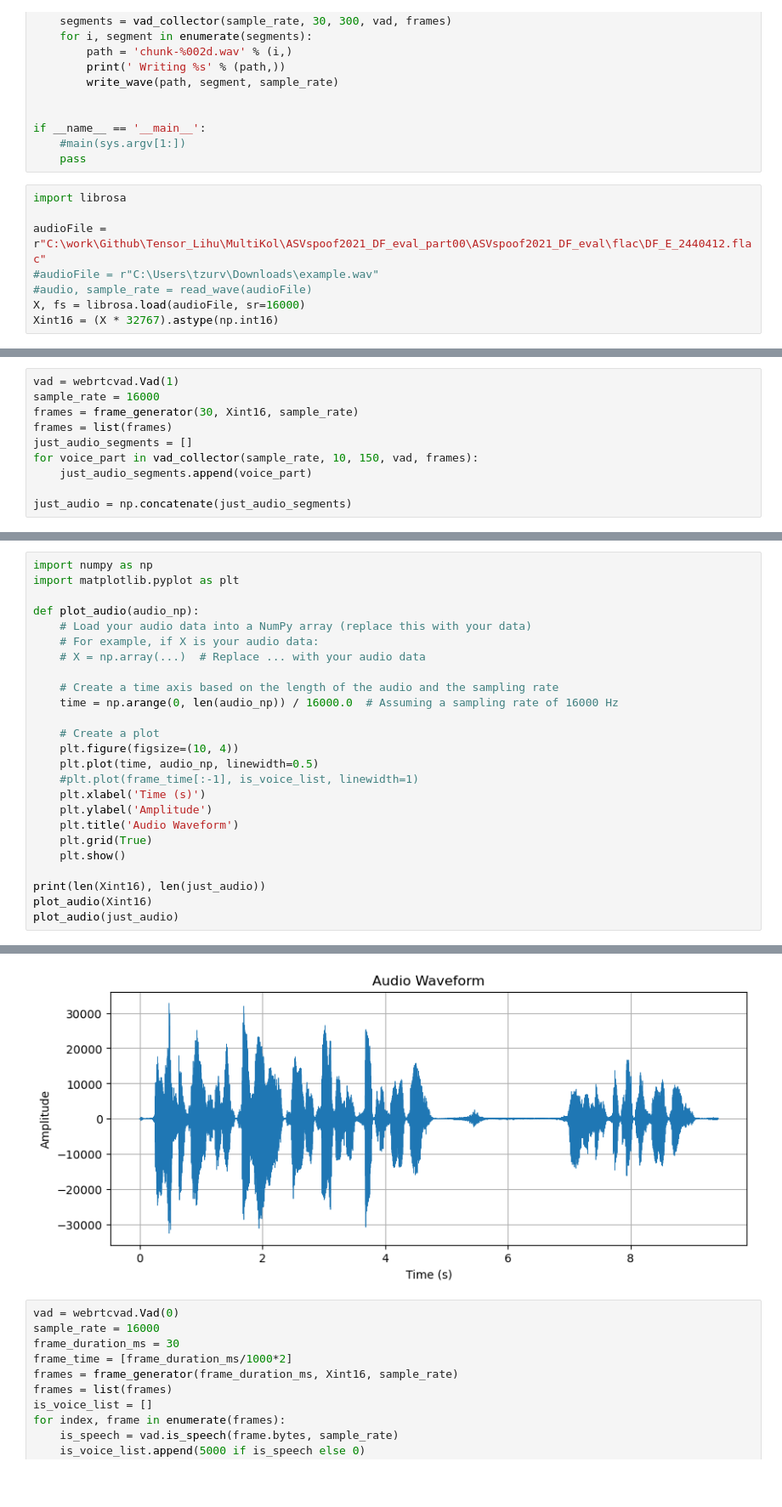
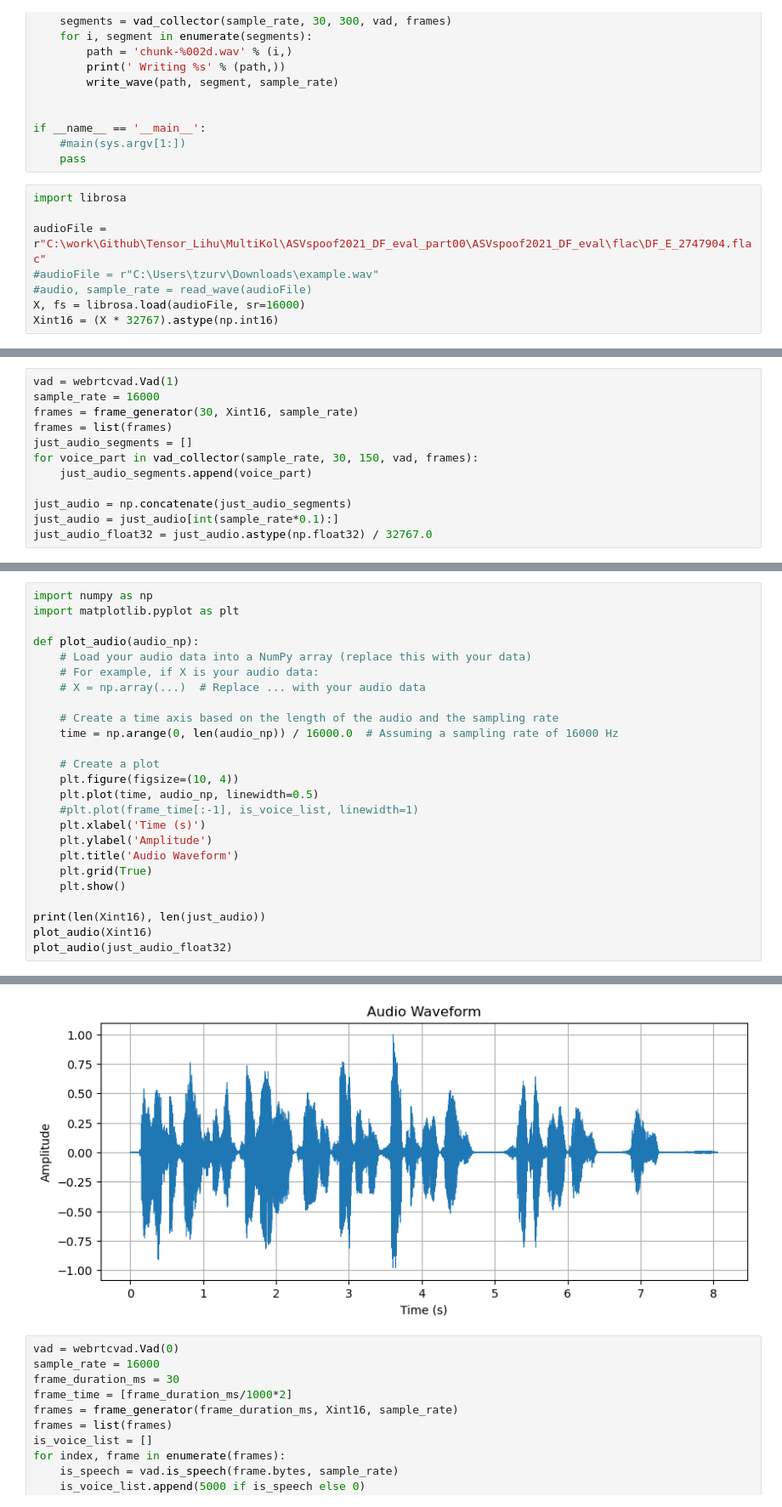
Before and after one commit to TzurV/SSL_Anti-spoofing, a Jupyter notebook: remove_sil.ipynb, the cells around one changed output, grey strips where cells are left out. Shown at 85% size. Saved outputs shown, nothing was run; the diff lists cells and outputs as text; blank space fills up the shorter version.

```diff
--- a/remove_sil.ipynb
+++ b/remove_sil.ipynb
@@ -201,7 +201,7 @@ if __name__ == '__main__':
 # %%
 import librosa
 
-audioFile = r"C:\work\Github\Tensor_Lihu\MultiKol\ASVspoof2021_DF_eval_part00\ASVspoof2021_DF_eval\flac\DF_E_2440412.flac"
+audioFile = r"C:\work\Github\Tensor_Lihu\MultiKol\ASVspoof2021_DF_eval_part00\ASVspoof2021_DF_eval\flac\DF_E_2747904.flac"
 #audioFile = r"C:\Users\tzurv\Downloads\example.wav"
 #audio, sample_rate = read_wave(audioFile)
 X, fs = librosa.load(audioFile, sr=16000)
@@ -212,8 +217,10 @@ sample_rate = 16000
 frames = frame_generator(30, Xint16, sample_rate)
 frames = list(frames)
 just_audio_segments = []
-for voice_part in vad_collector(sample_rate, 10, 150, vad, frames):
+for voice_part in vad_collector(sample_rate, 30, 150, vad, frames):
     just_audio_segments.append(voice_part)
 
 just_audio = np.concatenate(just_audio_segments)
+just_audio = just_audio[int(sample_rate*0.1):]
+just_audio_float32 = just_audio.astype(np.float32) / 32767.0
 # %% [output]
@@ -243,5 +250,5 @@ def plot_audio(audio_np):
 
 print(len(Xint16), len(just_audio))
 plot_audio(Xint16)
-plot_audio(just_audio)
+plot_audio(just_audio_float32)
 # %% [output]
@@ -250,4 +257,4 @@ plot_audio(just_audio)
-[figure, old version]
+[figure, new version]
 # %%
 vad = webrtcvad.Vad(0)
 sample_rate = 16000
```
Also changed, not shown: parts of 3 cells of this notebook.
